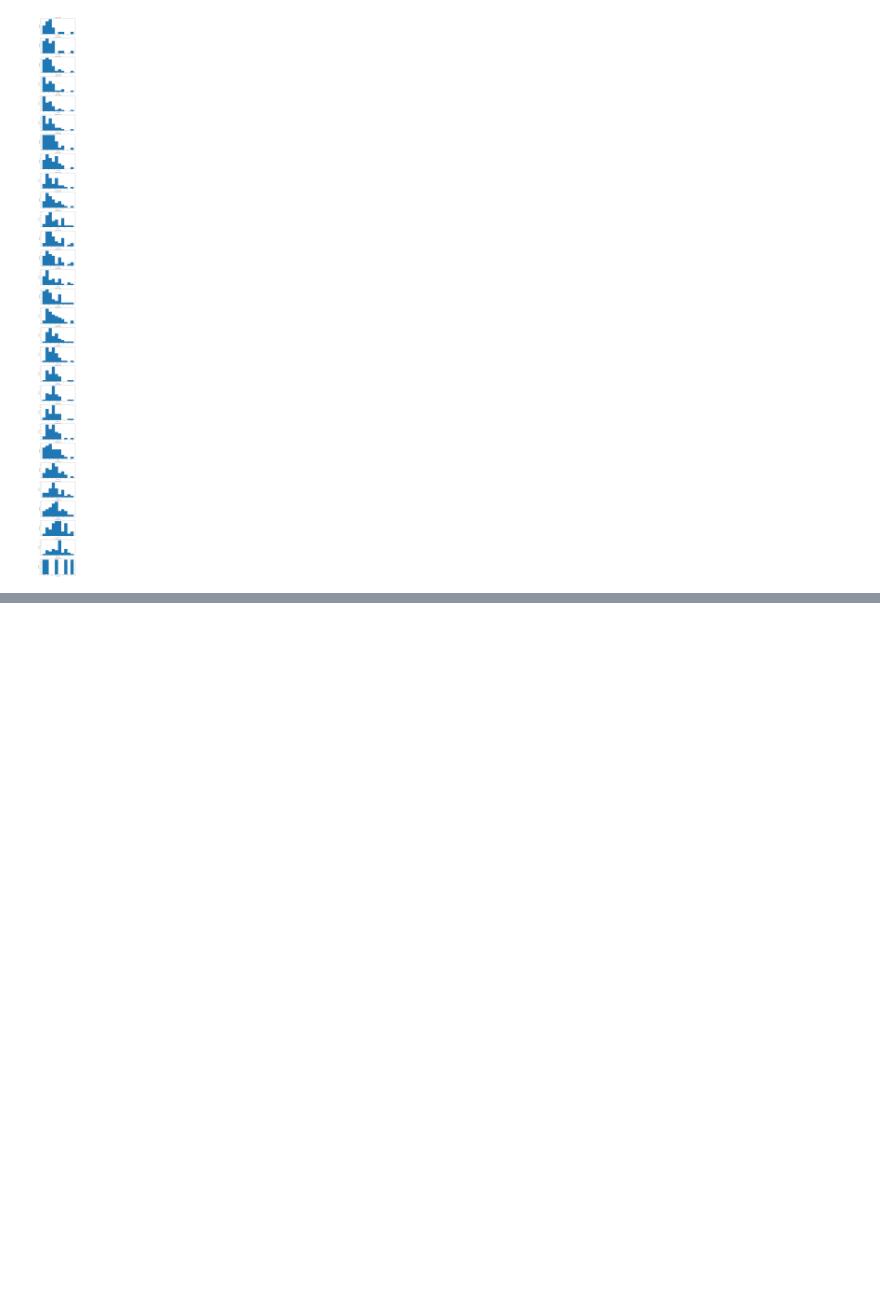
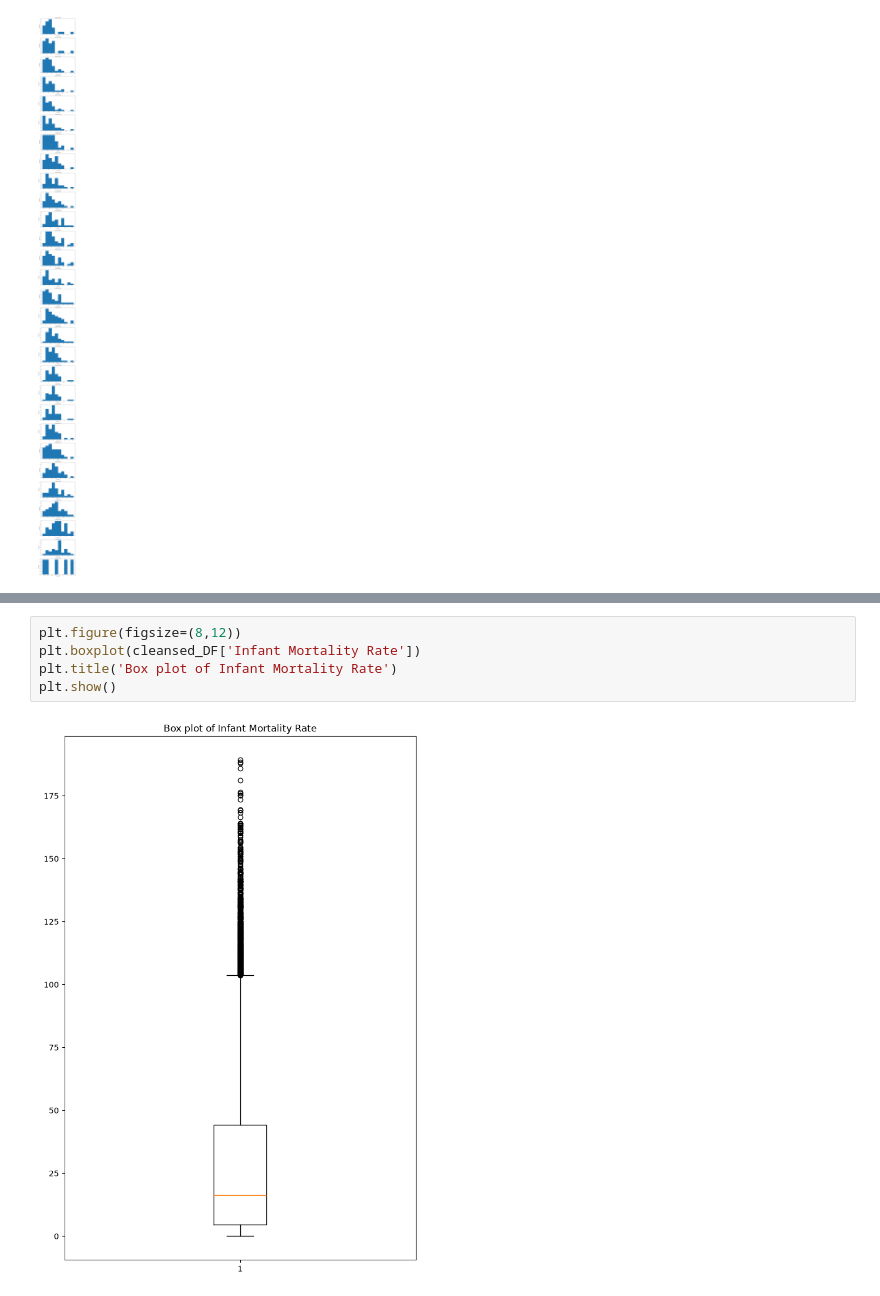
Before and after one commit to Viranya2006/DST-Python, a Jupyter notebook: 2026-07-04/test.ipynb, the cells around one changed output, grey strips where cells are left out. Saved outputs shown, nothing was run; the diff lists cells and outputs as text; blank space fills up the shorter version.

```diff
--- a/2026-07-04/test.ipynb
+++ b/2026-07-04/test.ipynb
@@ -463,0 +489,7 @@ plt.show()
+# %%
+plt.figure(figsize=(8,12))
+plt.boxplot(cleansed_DF['Infant Mortality Rate'])
+plt.title('Box plot of Infant Mortality Rate')
+plt.show()
+# %% [output]
+[figure, added]
```
Also changed, not shown: parts of 2 cells of this notebook.
